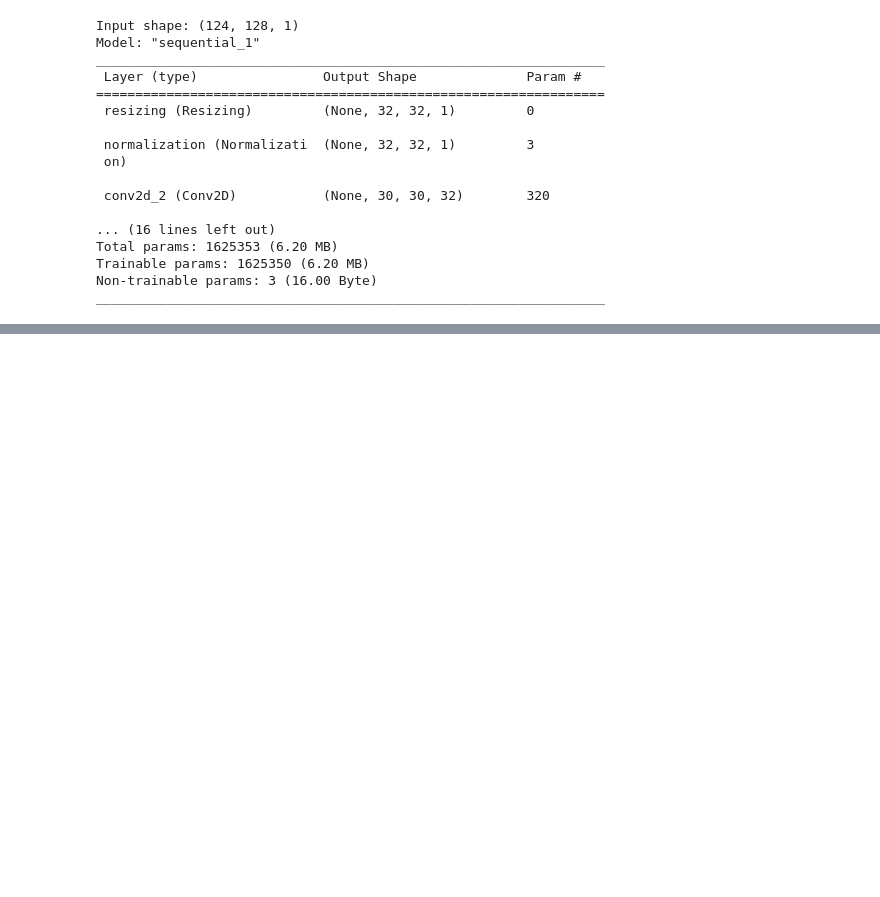
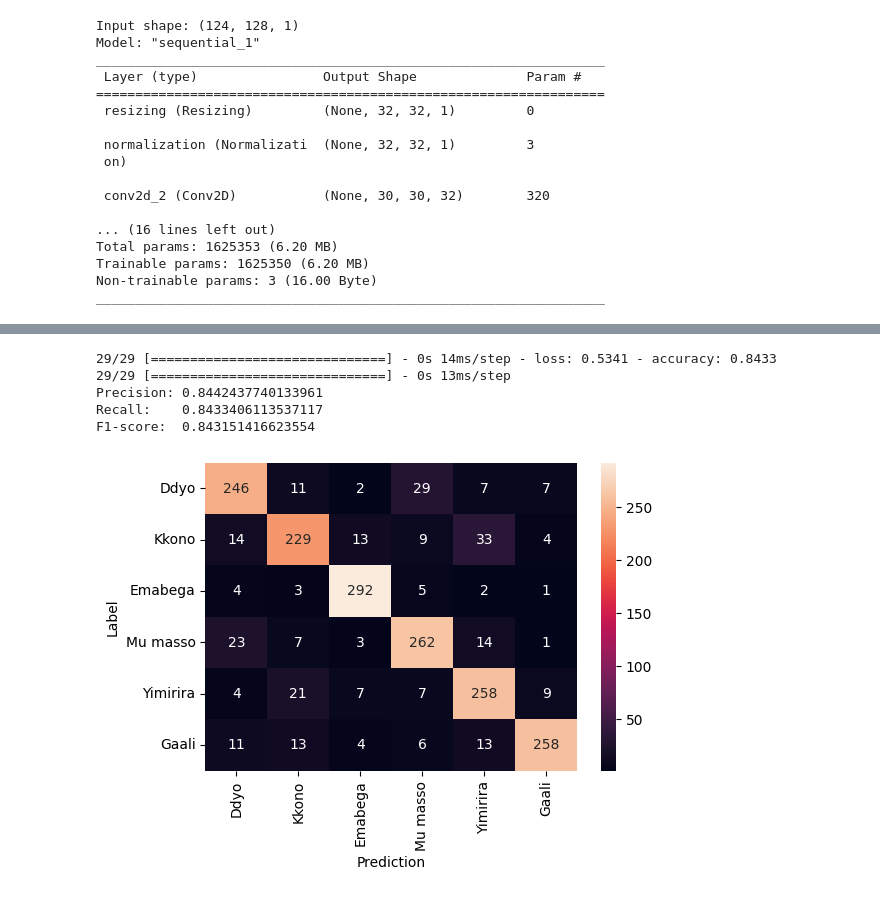
Before and after one commit to Vinald/Luganda_voice_controlled_wheelchair_system, a Jupyter notebook: Luganda_Notebooks/spectrograms_1.ipynb, the cells around one changed output, grey strips where cells are left out. Drawn from its saved outputs; the diff is of its cells as text; code cells hidden in the pictures; blank space fills up the shorter version.

```diff
--- a/Luganda_Notebooks/spectrograms_1.ipynb
+++ b/Luganda_Notebooks/spectrograms_1.ipynb
@@ -475,0 +511,37 @@ Epoch 1/10
+# %%
+from sklearn.metrics import precision_score, recall_score, f1_score
+import seaborn as sns
+import matplotlib.pyplot as plt
+import tensorflow as tf
+
+# Assuming model is your trained model
+model.evaluate(test_mel_spec_ds, return_dict=True)
+
+y_pred = model.predict(test_mel_spec_ds)
+y_pred = tf.argmax(y_pred, axis=1)
+y_true = tf.concat(list(test_mel_spec_ds.map(lambda spec, lab: lab)), axis=0)
+
+precision = precision_score(y_true, y_pred, average='weighted', zero_division=0)
+recall = recall_score(y_true, y_pred, average='weighted', zero_division=0)
+f1 = f1_score(y_true, y_pred, average='weighted', zero_division=0)
+
+print(f"Precision: {precision}")
+print(f"Recall:    {recall}")
+print(f"F1-score:  {f1}")
+
+confusion_mtx = tf.math.confusion_matrix(y_true, y_pred)
+plt.figure(figsize=(6, 4))
+sns.heatmap(confusion_mtx,
+            xticklabels=label_names_slice,
+            yticklabels=label_names_slice,
+            annot=True, fmt='g')
+plt.xlabel('Prediction')
+plt.ylabel('Label')
+plt.show()
+# %% [output]
+29/29 [==============================] - 0s 14ms/step - loss: 0.5341 - accuracy: 0.8433
+29/29 [==============================] - 0s 13ms/step
+Precision: 0.8442437740133961
+Recall:    0.8433406113537117
+F1-score:  0.843151416623554
+[figure, added]
```
Also changed, not shown: parts of 2 cells of this notebook, 25 other files.
